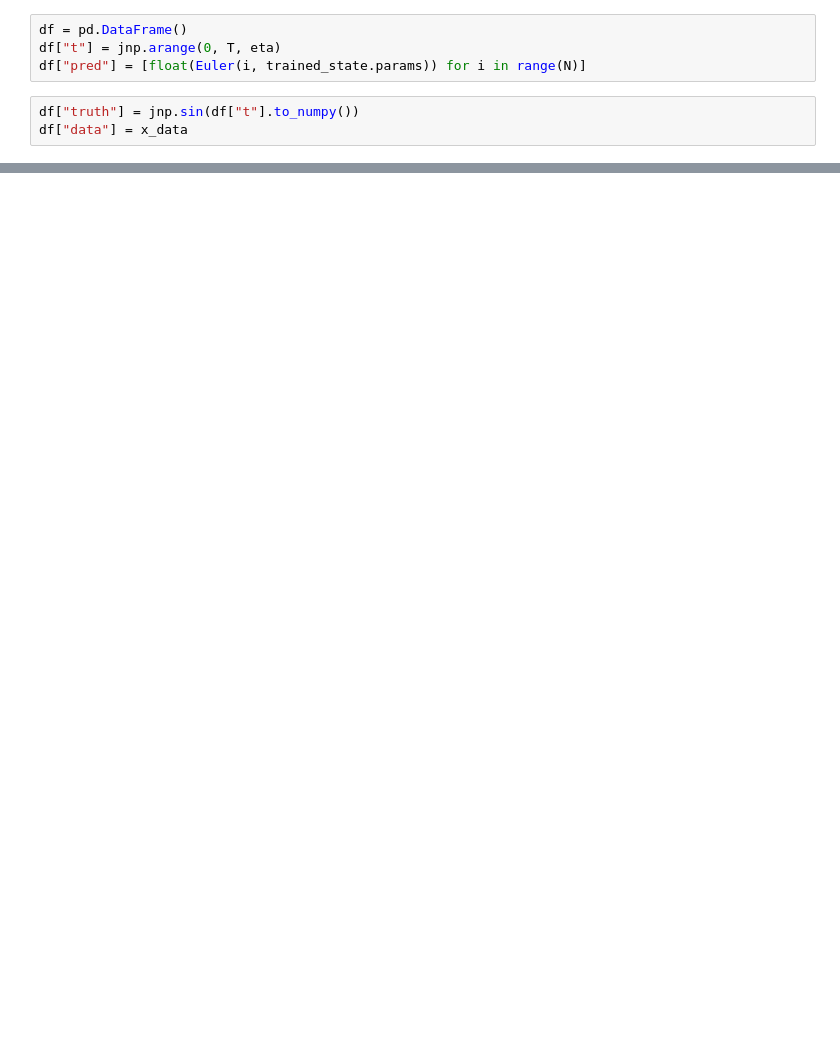
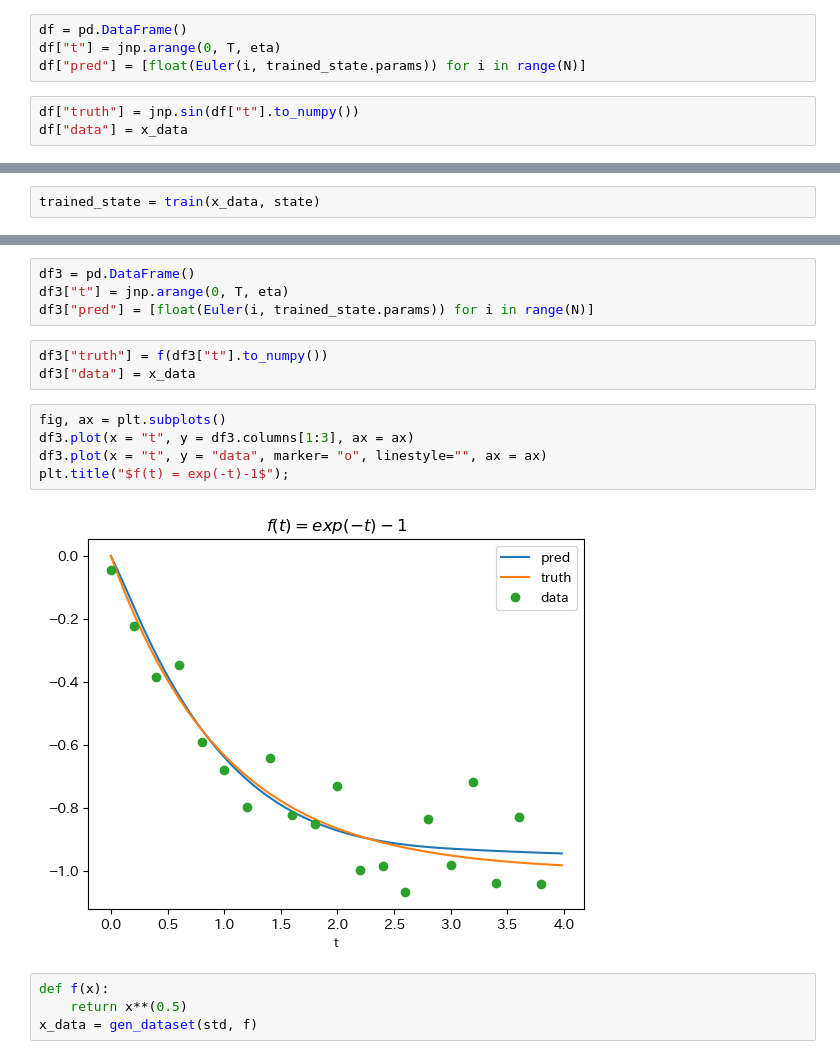
Before and after one commit to gomi-kuzu/model_base_deep, a Jupyter notebook: work/TranslateToPy/Chapter_6/NeuralODE_py.ipynb, the cells around one changed output, grey strips where cells are left out. Cells and saved outputs as stored; diff of their text form; blank space fills up the shorter version.

```diff
--- a/work/TranslateToPy/Chapter_6/NeuralODE_py.ipynb
+++ b/work/TranslateToPy/Chapter_6/NeuralODE_py.ipynb
@@ -101,0 +128,2 @@ plt.title("$f(t)=sin(t)$");
+# %%
+trained_state = train(x_data, state)
@@ -101,0 +132,18 @@ plt.title("$f(t)=sin(t)$");
+# %%
+df3 = pd.DataFrame()
+df3["t"] = jnp.arange(0, T, eta)
+df3["pred"] = [float(Euler(i, trained_state.params)) for i in range(N)]
+# %%
+df3["truth"] = f(df3["t"].to_numpy())
+df3["data"] = x_data
+# %%
+fig, ax = plt.subplots()
+df3.plot(x = "t", y = df3.columns[1:3], ax = ax)
+df3.plot(x = "t", y = "data", marker= "o", linestyle="", ax = ax)
+plt.title("$f(t) = exp(-t)-1$");
+# %% [output]
+[figure, added]
+# %%
+def f(x):
+    return x**(0.5)
+x_data = gen_dataset(std, f)
```
Also changed, not shown: parts of 16 cells of this notebook.
